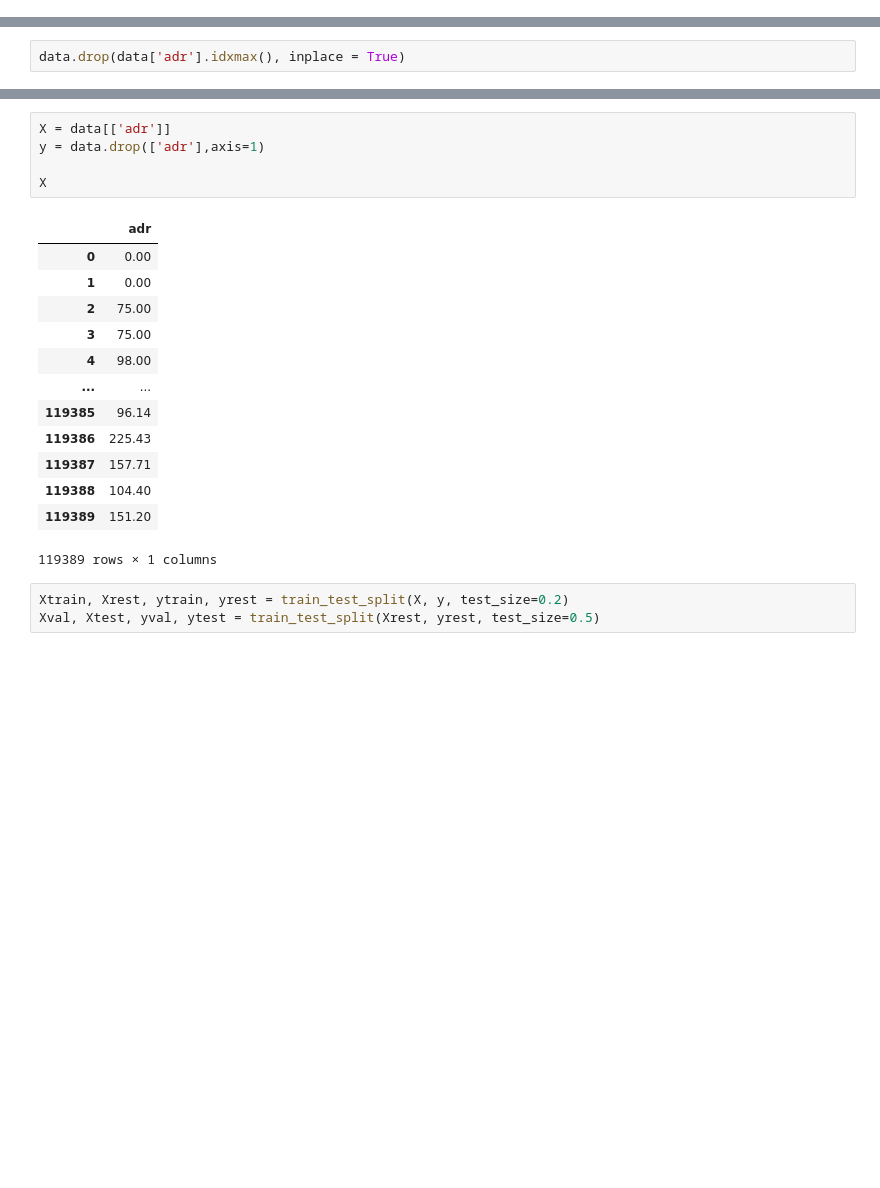
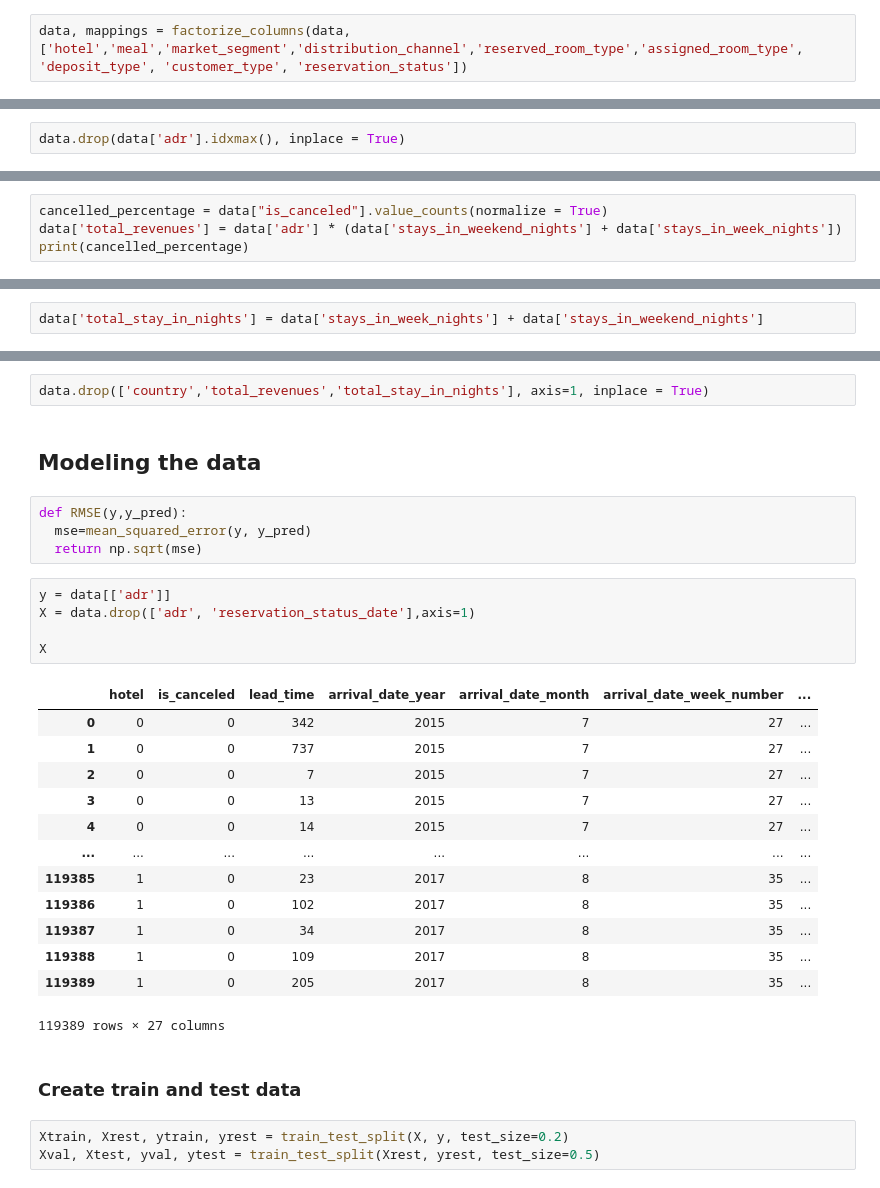
Before and after one commit to yrjavk/CloudForAI, a Jupyter notebook: HotelBookings.ipynb, the cells around one changed output, grey strips where cells are left out. Cells and saved outputs as stored; diff of their text form; blank space fills up the shorter version.

```diff
--- a/HotelBookings.ipynb
+++ b/HotelBookings.ipynb
@@ -181,0 +137,2 @@ data.isnull().sum().sum()
+# %%
+data, mappings = factorize_columns(data, ['hotel','meal','market_segment','distribution_channel','reserved_room_type','assigned_room_type', 'deposit_type', 'customer_type', 'reservation_status'])
@@ -212,0 +169,4 @@ data.drop(data['adr'].idxmax(), inplace = True)
+# %%
+cancelled_percentage = data["is_canceled"].value_counts(normalize = True)
+data['total_revenues'] = data['adr'] * (data['stays_in_weekend_nights'] + data['stays_in_week_nights'])
+print(cancelled_percentage)
@@ -212,0 +254,2 @@ data.drop(data['adr'].idxmax(), inplace = True)
+# %%
+data['total_stay_in_nights'] = data['stays_in_week_nights'] + data['stays_in_weekend_nights']
@@ -213,22 +270,32 @@ data.drop(data['adr'].idxmax(), inplace = True)
+# %%
+data.drop(['country','total_revenues','total_stay_in_nights'], axis=1, inplace = True)
+# %% [markdown]
+## Modeling the data
+# %%
+def RMSE(y,y_pred):
+  mse=mean_squared_error(y, y_pred)
+  return np.sqrt(mse)
 # %%
-X = data[['adr']]
-y = data.drop(['adr'],axis=1)
+y = data[['adr']]
+X = data.drop(['adr', 'reservation_status_date'],axis=1)
 
 X
 # %% [output]
-|  | adr |
-| 0 | 0.00 |
-| 1 | 0.00 |
-| 2 | 75.00 |
-| 3 | 75.00 |
-| 4 | 98.00 |
-| ... | ... |
-| 119385 | 96.14 |
-| 119386 | 225.43 |
-| 119387 | 157.71 |
-| 119388 | 104.40 |
-| 119389 | 151.20 |
+|  | hotel | is_canceled | lead_time | arrival_date_year | arrival_date_month | arrival_date_week_number | ... |
+| 0 | 0 | 0 | 342 | 2015 | 7 | 27 | ... |
+| 1 | 0 | 0 | 737 | 2015 | 7 | 27 | ... |
+| 2 | 0 | 0 | 7 | 2015 | 7 | 27 | ... |
+| 3 | 0 | 0 | 13 | 2015 | 7 | 27 | ... |
+| 4 | 0 | 0 | 14 | 2015 | 7 | 27 | ... |
+| ... | ... | ... | ... | ... | ... | ... | ... |
+| 119385 | 1 | 0 | 23 | 2017 | 8 | 35 | ... |
+| 119386 | 1 | 0 | 102 | 2017 | 8 | 35 | ... |
+| 119387 | 1 | 0 | 34 | 2017 | 8 | 35 | ... |
+| 119388 | 1 | 0 | 109 | 2017 | 8 | 35 | ... |
+| 119389 | 1 | 0 | 205 | 2017 | 8 | 35 | ... |
-119389 rows × 1 columns
+119389 rows × 27 columns
+# %% [markdown]
+### Create train and test data
 # %%
 Xtrain, Xrest, ytrain, yrest = train_test_split(X, y, test_size=0.2)
 Xval, Xtest, yval, ytest = train_test_split(Xrest, yrest, test_size=0.5)
```
Also changed, not shown: parts of 61 cells of this notebook.
